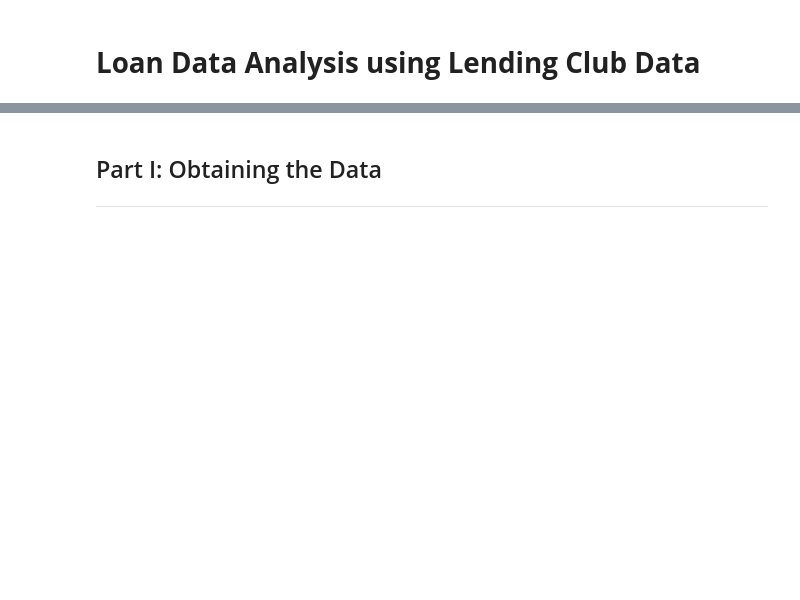
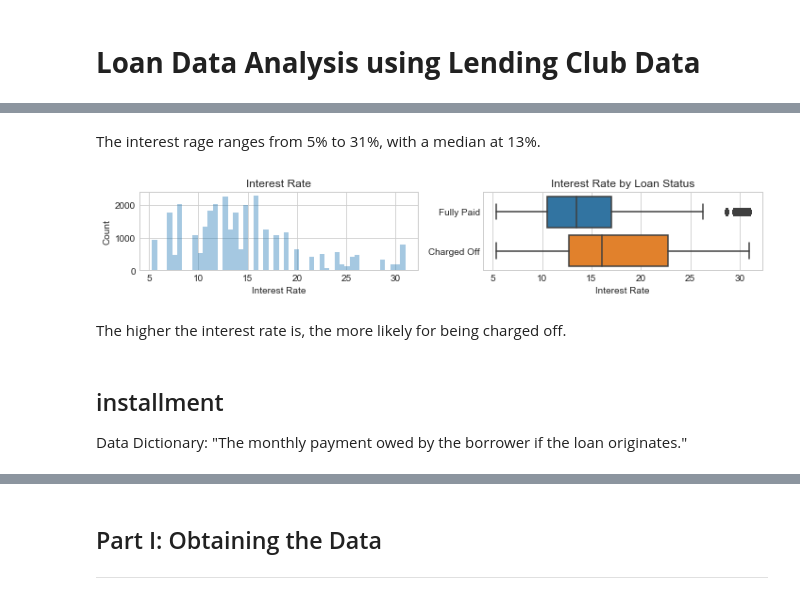
Before and after one commit to yanxiali/Predicting-Default-Clients-of-Lending-Club-Loans, a Jupyter notebook: LC_Loan.ipynb, the cells around one changed output, grey strips where cells are left out. Drawn from its saved outputs; the diff is of its cells as text; code cells hidden in the pictures; blank space fills up the shorter version.

```diff
--- a/LC_Loan.ipynb
+++ b/LC_Loan.ipynb
@@ -2,0 +398,11 @@
+# %% [markdown]
+The interest rage ranges from 5% to 31%, with a median at 13%.
+# %%
+plot_var('int_rate', 'Interest Rate', continuous=True)
+# %% [output]
+[figure, added]
+# %% [markdown]
+The higher the interest rate is, the more likely for being charged off.
+# %% [markdown]
+## installment
+Data Dictionary: "The monthly payment owed by the borrower if the loan originates."
```
Also changed, not shown: parts of 158 cells of this notebook, 1 other file.
